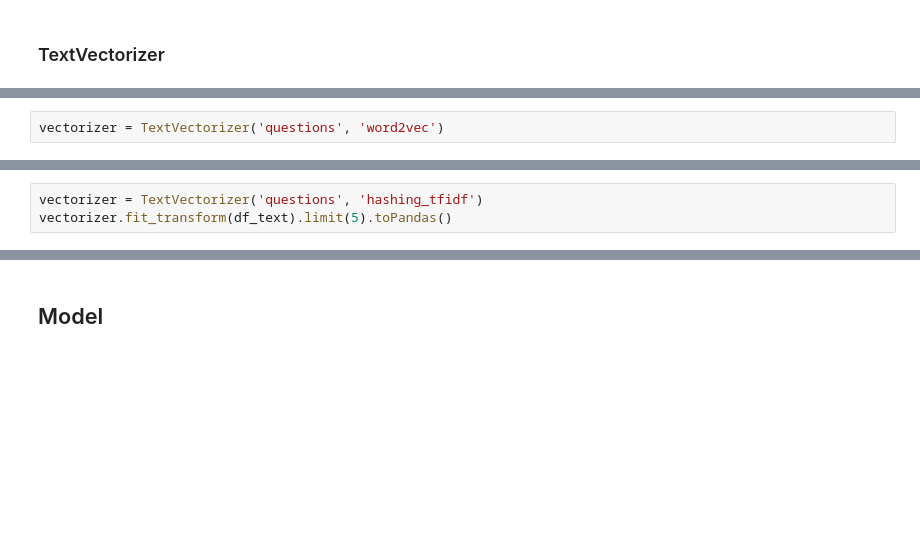
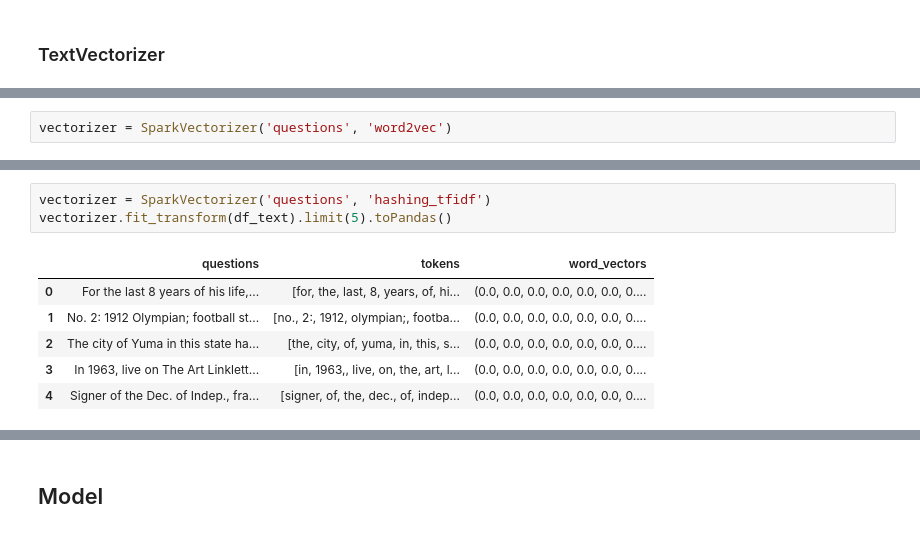
Before and after one commit to A3Data/hermione, a Jupyter notebook: hermione/module_templates/__IMPLEMENTED_PYSPARK__/src/ml/notebooks/Examples.ipynb, the cells around one changed output, grey strips where cells are left out. Cells and saved outputs as stored; diff of their text form; blank space fills up the shorter version.

```diff
--- a/hermione/module_templates/__IMPLEMENTED_PYSPARK__/src/ml/notebooks/Examples.ipynb
+++ b/hermione/module_templates/__IMPLEMENTED_PYSPARK__/src/ml/notebooks/Examples.ipynb
@@ -66,4 +175,4 @@ df_text.limit(5).toPandas()
 # %%
-vectorizer = TextVectorizer('questions', 'word2vec')
+vectorizer = SparkVectorizer('questions', 'word2vec')
 # %%
 vectorizer.fit(df_text)
@@ -72,4 +190,11 @@ vectorizer.transform(df_text).limit(5).toPandas()
 # %%
-vectorizer = TextVectorizer('questions', 'hashing_tfidf')
+vectorizer = SparkVectorizer('questions', 'hashing_tfidf')
 vectorizer.fit_transform(df_text).limit(5).toPandas()
+# %% [output]
+|  | questions | tokens | word_vectors |
+| 0 | For the last 8 years of his life,... | [for, the, last, 8, years, of, hi... | (0.0, 0.0, 0.0, 0.0, 0.0, 0.0, 0.... |
+| 1 | No. 2: 1912 Olympian; football st... | [no., 2:, 1912, olympian;, footba... | (0.0, 0.0, 0.0, 0.0, 0.0, 0.0, 0.... |
+| 2 | The city of Yuma in this state ha... | [the, city, of, yuma, in, this, s... | (0.0, 0.0, 0.0, 0.0, 0.0, 0.0, 0.... |
+| 3 | In 1963, live on The Art Linklett... | [in, 1963,, live, on, the, art, l... | (0.0, 0.0, 0.0, 0.0, 0.0, 0.0, 0.... |
+| 4 | Signer of the Dec. of Indep., fra... | [signer, of, the, dec., of, indep... | (0.0, 0.0, 0.0, 0.0, 0.0, 0.0, 0.... |
 # %%
```
Also changed, not shown: parts of 34 cells of this notebook, 11 other files.
